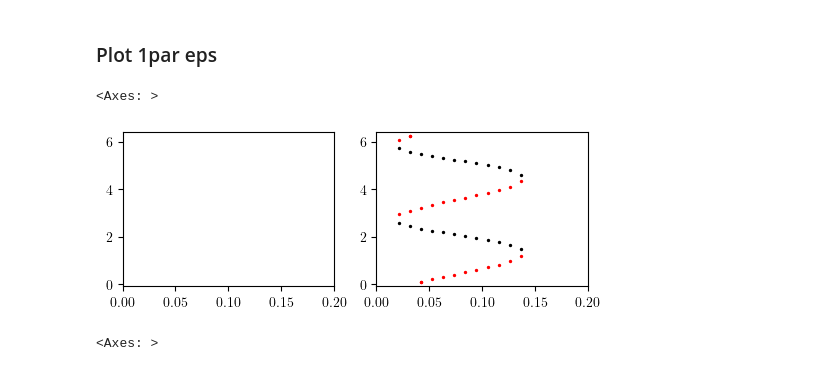
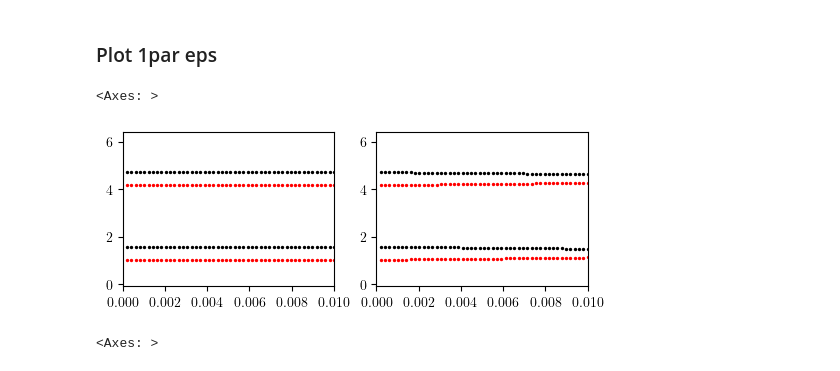
Before and after one commit to youngmp/nm, a Jupyter notebook: v2_jupyter/bif_thal2_85_32_2k.ipynb, the cells around one changed output. Saved outputs shown, nothing was run; the diff lists cells and outputs as text; code cells hidden in the pictures.

```diff
--- a/v2_jupyter/bif_thal2_85_32_2k.ipynb
+++ b/v2_jupyter/bif_thal2_85_32_2k.ipynb
@@ -265,12 +265,12 @@ etup = (.001,.2,100)
 # add_diagram_1d_scatter(axs[1],miter=2,**kw_diagram)
 # %%
 fig,axs = plt.subplots(1,2,figsize=(6,2))
-kw_diagram = dict(a=a,b=-0.0063,eps_tup=(0,.2,20),rhs=_redu_c2)
+kw_diagram = dict(a=a,b=.004,eps_tup=(0,.01,50),rhs=_redu_c2)
 add_diagram_1d_scatter(axs[0],miter=1,**kw_diagram)
 add_diagram_1d_scatter(axs[1],miter=2,**kw_diagram)
 # %% [output]
 <Axes: >
-[figure, old version]
+[figure, new version]
 # %%
 fig,axs = plt.subplots(1,2,figsize=(6,2))
 kw_diagram = dict(a=a,b=-.035,eps_tup=(0,.03,20),rhs=_redu_c2)
```
Also changed, not shown: parts of 72 cells of this notebook, 1 other file.
